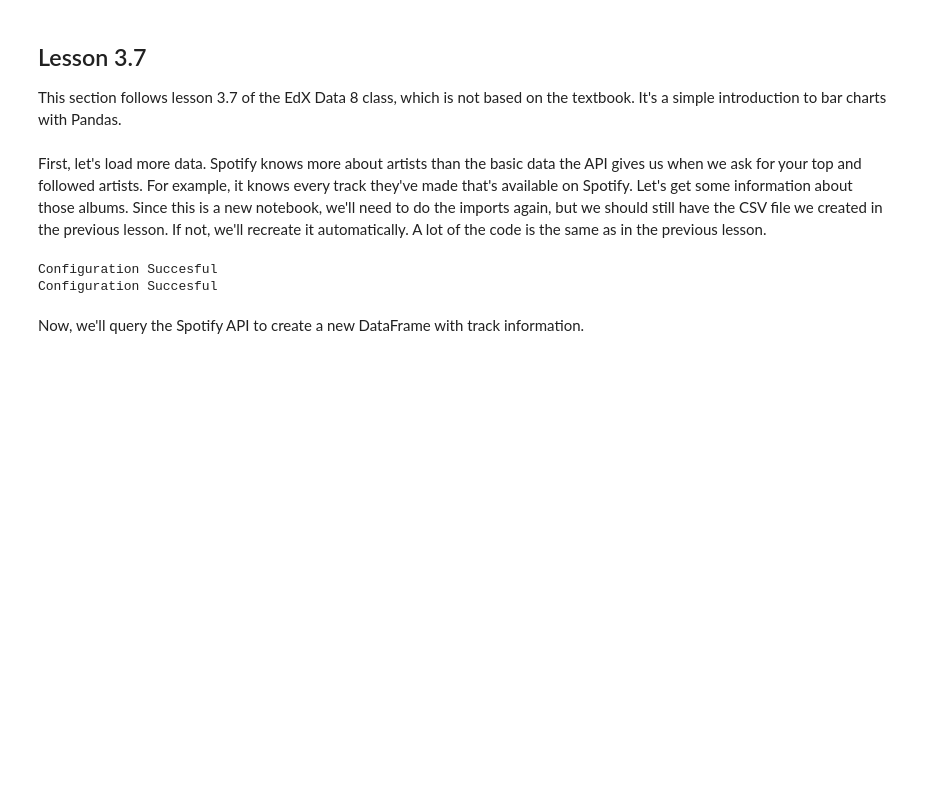
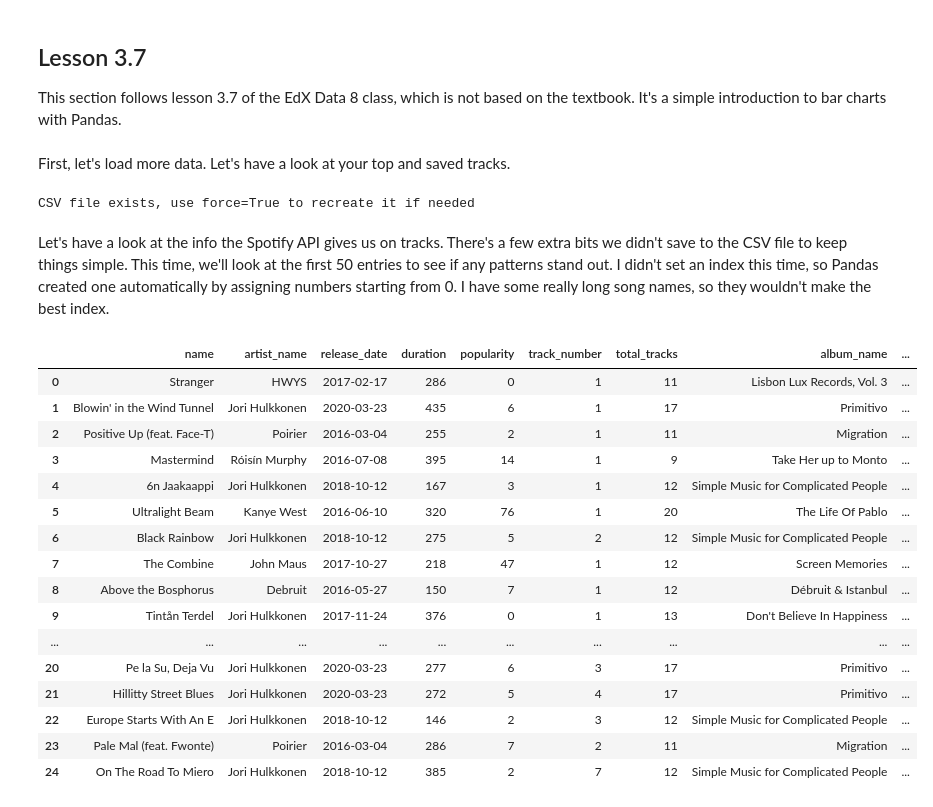
Before and after one commit to JimmyLamothe/dataspot, a Jupyter notebook: dataspot_3-7.ipynb, the cells around one changed output. Saved outputs shown, nothing was run; the diff lists cells and outputs as text; code cells hidden in the pictures; blank space fills up the shorter version.

```diff
--- a/dataspot_3-7.ipynb
+++ b/dataspot_3-7.ipynb
@@ -2,17 +2,39 @@
 ## Lesson 3.7
 
 This section follows lesson 3.7 of the EdX Data 8 class, which is not based on the textbook. It's a simple introduction to bar charts with Pandas.
-# %% [markdown]
-First, let's load more data. Spotify knows more about artists than the basic data the API gives us when we ask for your top and followed artists. For example, it knows every track they've made that's available on Spotify. Let's get some information about those albums. Since this is a new notebook, we'll need to do the imports again, but we should still have the CSV file we created in the previous lesson. If not, we'll recreate it automatically. A lot of the code is the same as in the previous lesson.
+# %% [markdown]
+First, let's load more data. Let's have a look at your top and saved tracks.
 # %%
 import pandas as pd
 import numpy as np
-from dataspot import user_artists_csv
-user_artists_csv(force=True)
-with open('data/user_artists.csv', 'r') as csv_file:
-    user_artists = pd.read_csv(csv_file, index_col='name')
+%matplotlib inline
+import matplotlib.style as style
+style.use('fivethirtyeight')
+from dataspot import user_tracks_csv
+user_tracks_csv()
+with open('data/user_tracks.csv', 'r') as csv_file:
+    user_tracks = pd.read_csv(csv_file, parse_dates=[2])
 # %% [output]
-Configuration Succesful
-Configuration Succesful
+CSV file exists, use force=True to recreate it if needed
-# %% [markdown]
-Now, we'll query the Spotify API to create a new DataFrame with track information.
+# %% [markdown]
+Let's have a look at the info the Spotify API gives us on tracks. There's a few extra bits we didn't save to the CSV file to keep things simple. This time, we'll look at the first 50 entries to see if any patterns stand out. I didn't set an index this time, so Pandas created one automatically by assigning numbers starting from 0. I have some really long song names, so they wouldn't make the best index.
+# %%
+user_tracks.head(25)
+# %% [output]
+|  | name | artist_name | release_date | duration | popularity | track_number | total_tracks | album_name | ... |
+| 0 | Stranger | HWYS | 2017-02-17 | 286 | 0 | 1 | 11 | Lisbon Lux Records, Vol. 3 | ... |
+| 1 | Blowin' in the Wind Tunnel | Jori Hulkkonen | 2020-03-23 | 435 | 6 | 1 | 17 | Primitivo | ... |
+| 2 | Positive Up (feat. Face-T) | Poirier | 2016-03-04 | 255 | 2 | 1 | 11 | Migration | ... |
+| 3 | Mastermind | Róisín Murphy | 2016-07-08 | 395 | 14 | 1 | 9 | Take Her up to Monto | ... |
+| 4 | 6n Jaakaappi | Jori Hulkkonen | 2018-10-12 | 167 | 3 | 1 | 12 | Simple Music for Complicated People | ... |
+| 5 | Ultralight Beam | Kanye West | 2016-06-10 | 320 | 76 | 1 | 20 | The Life Of Pablo | ... |
+| 6 | Black Rainbow | Jori Hulkkonen | 2018-10-12 | 275 | 5 | 2 | 12 | Simple Music for Complicated People | ... |
+| 7 | The Combine | John Maus | 2017-10-27 | 218 | 47 | 1 | 12 | Screen Memories | ... |
+| 8 | Above the Bosphorus | Debruit | 2016-05-27 | 150 | 7 | 1 | 12 | Débruit & Istanbul | ... |
+| 9 | Tintån Terdel | Jori Hulkkonen | 2017-11-24 | 376 | 0 | 1 | 13 | Don't Believe In Happiness | ... |
+| ... | ... | ... | ... | ... | ... | ... | ... | ... | ... |
+| 20 | Pe la Su, Deja Vu | Jori Hulkkonen | 2020-03-23 | 277 | 6 | 3 | 17 | Primitivo | ... |
+| 21 | Hillitty Street Blues | Jori Hulkkonen | 2020-03-23 | 272 | 5 | 4 | 17 | Primitivo | ... |
+| 22 | Europe Starts With An E | Jori Hulkkonen | 2018-10-12 | 146 | 2 | 3 | 12 | Simple Music for Complicated People | ... |
+| 23 | Pale Mal (feat. Fwonte) | Poirier | 2016-03-04 | 286 | 7 | 2 | 11 | Migration | ... |
+| 24 | On The Road To Miero | Jori Hulkkonen | 2018-10-12 | 385 | 2 | 7 | 12 | Simple Music for Complicated People | ... |
```
Also changed, not shown: parts of 14 cells of this notebook, 3 other files.
